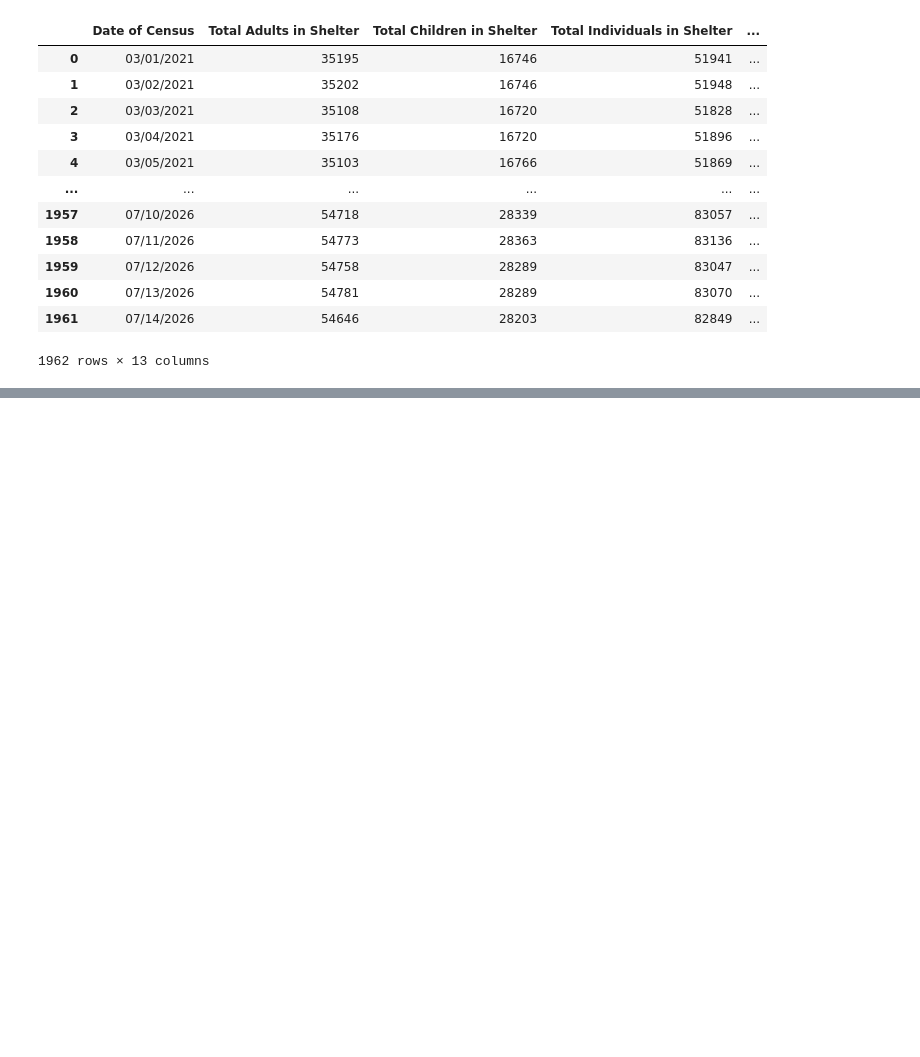
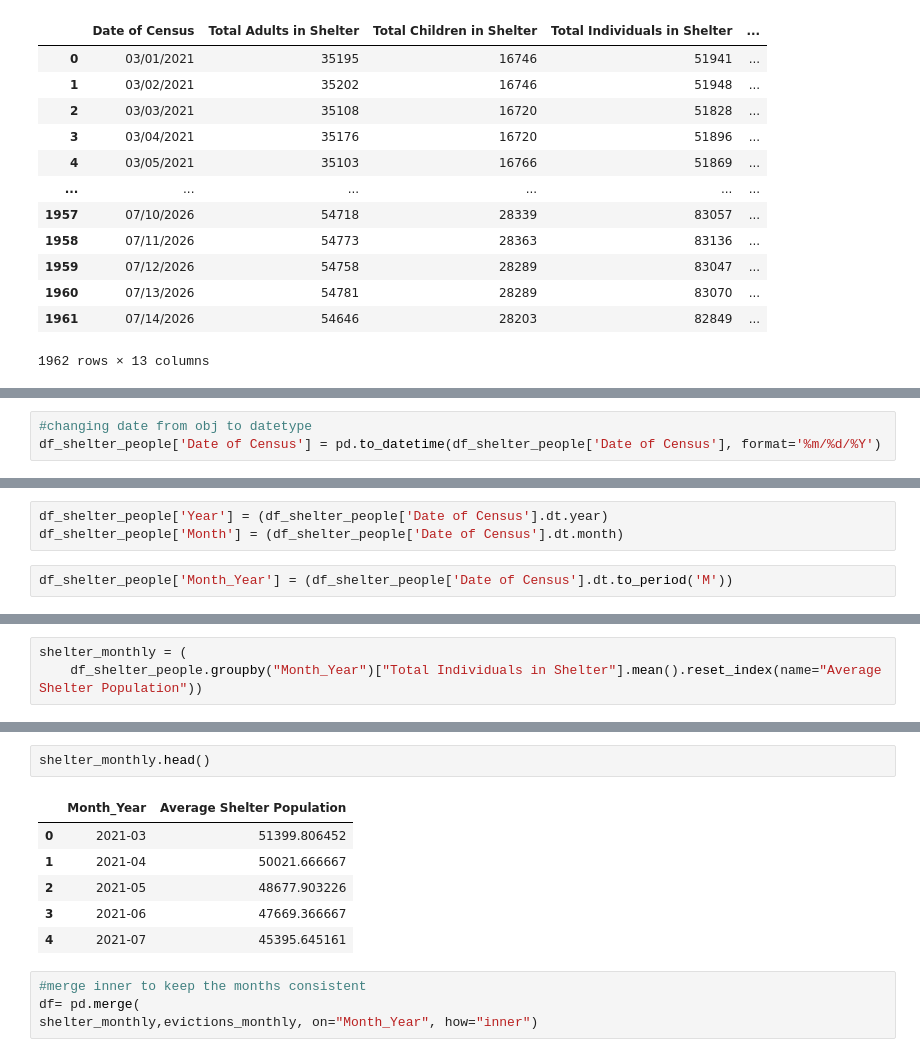
Before and after one commit to abs1106/Better-NY-Shelter-Buildings, a Jupyter notebook: nyc_shelter_data_proj/Untitled.ipynb, the cells around one changed output, grey strips where cells are left out. Drawn from its saved outputs; the diff is of its cells as text; blank space fills up the shorter version.

```diff
--- a/nyc_shelter_data_proj/Untitled.ipynb
+++ b/nyc_shelter_data_proj/Untitled.ipynb
@@ -45,0 +99,3 @@ df_shelter_people
+# %%
+#changing date from obj to datetype
+df_shelter_people['Date of Census'] = pd.to_datetime(df_shelter_people['Date of Census'], format='%m/%d/%Y')
@@ -45,0 +119,5 @@ df_shelter_people
+# %%
+df_shelter_people['Year'] = (df_shelter_people['Date of Census'].dt.year)
+df_shelter_people['Month'] = (df_shelter_people['Date of Census'].dt.month)
+# %%
+df_shelter_people['Month_Year'] = (df_shelter_people['Date of Census'].dt.to_period('M'))
@@ -45,0 +143,3 @@ df_shelter_people
+# %%
+shelter_monthly = (
+    df_shelter_people.groupby("Month_Year")["Total Individuals in Shelter"].mean().reset_index(name="Average Shelter Population"))
@@ -45,0 +155,13 @@ df_shelter_people
+# %%
+shelter_monthly.head()
+# %% [output]
+|  | Month_Year | Average Shelter Population |
+| 0 | 2021-03 | 51399.806452 |
+| 1 | 2021-04 | 50021.666667 |
+| 2 | 2021-05 | 48677.903226 |
+| 3 | 2021-06 | 47669.366667 |
+| 4 | 2021-07 | 45395.645161 |
+# %%
+#merge inner to keep the months consistent
+df= pd.merge(
+shelter_monthly,evictions_monthly, on="Month_Year", how="inner")
```
Also changed, not shown: parts of 14 cells of this notebook.
